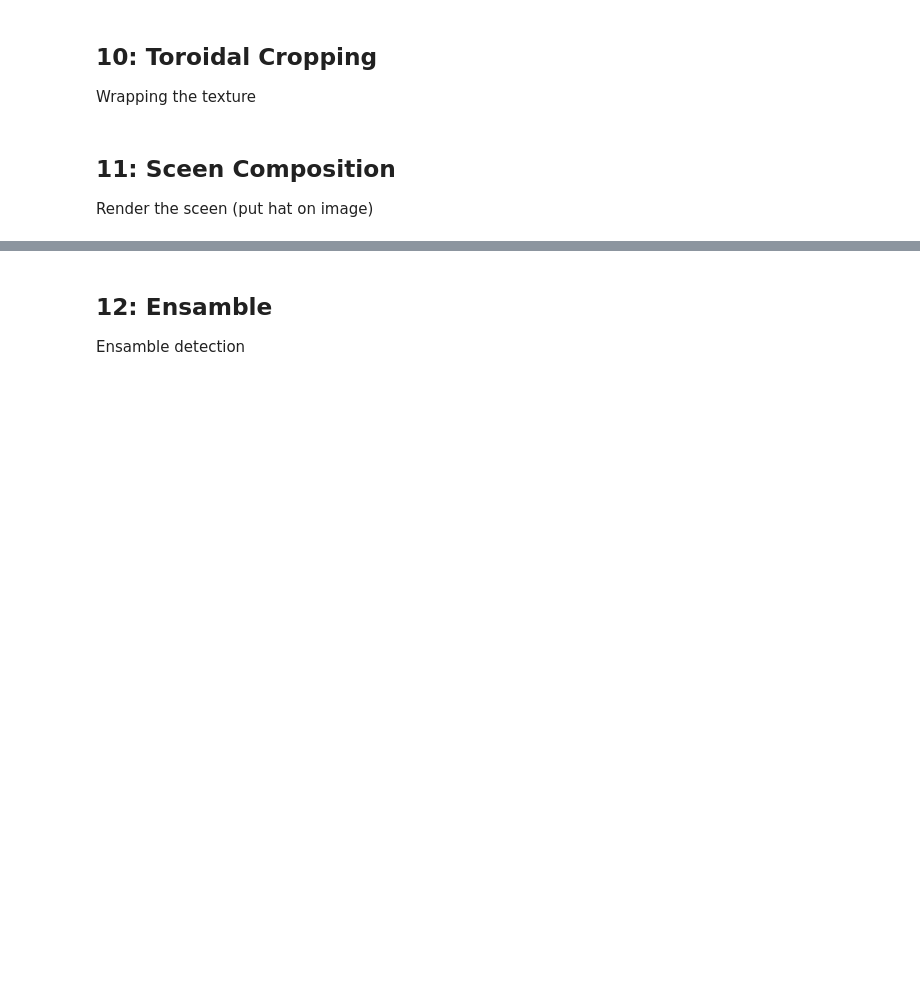
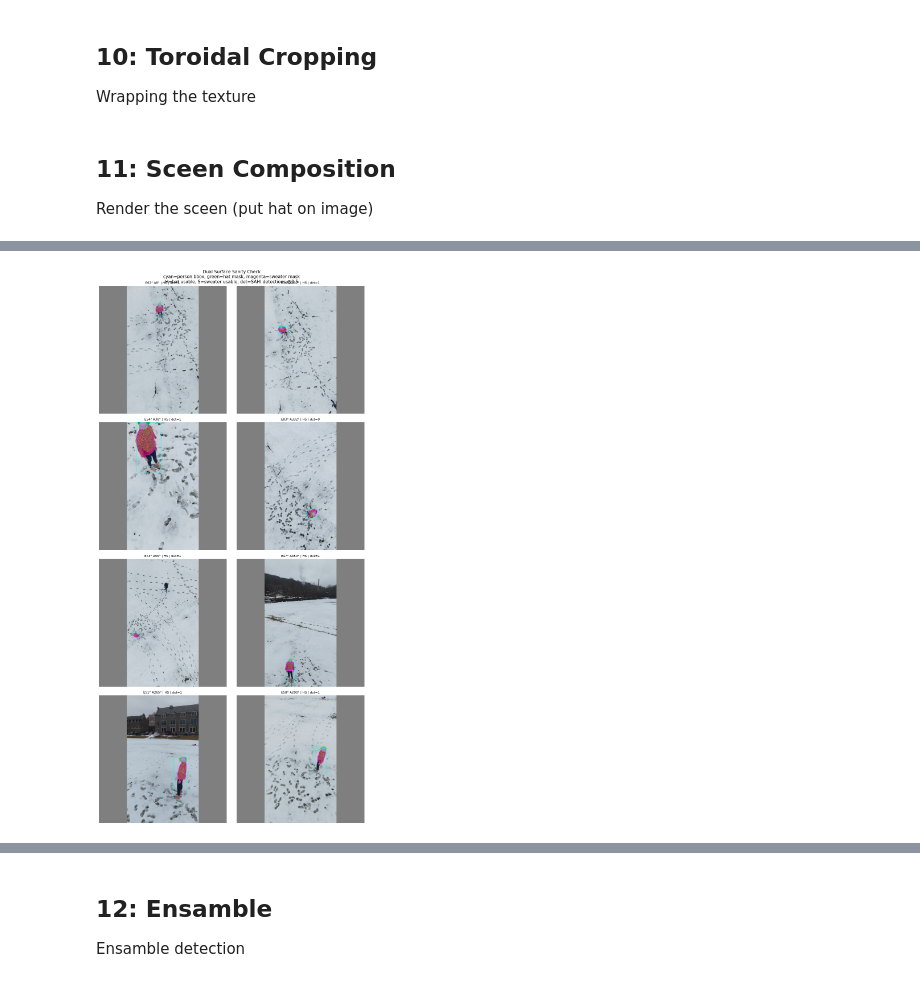
Before and after one commit to ramananj34/CloakHats, a Jupyter notebook: CloakHatV4.ipynb, the cells around one changed output, grey strips where cells are left out. Cells and saved outputs as stored; diff of their text form; code cells hidden in the pictures; blank space fills up the shorter version.

```diff
--- a/CloakHatV4.ipynb
+++ b/CloakHatV4.ipynb
@@ -1585,9 +1599,7 @@ def random_translate_composite(composite, person_bboxes, max_shift_ratio=0.4):
     new_bboxes[:, 3] += dy
     return shifted, new_bboxes
 # %%
-# ══════════════════════════════════════════════════════════════
-# PIPELINE SANITY CHECK — dual surface compositing on real frames
-# ══════════════════════════════════════════════════════════════
+#Sanity Check: dual surface compositing on real frames
 from sahi import AutoDetectionModel
 from sahi.predict import get_sliced_prediction
 
@@ -1642,13 +1654,13 @@ with torch.no_grad():
             gimbal_yaw=torch.tensor([gimbal_yaw_val], device=device),
             gimbal_pitch=torch.tensor([gimbal_pitch_val], device=device))
 
-        # Dual composite
+        #Dual composite
         composite = composite_dual_on_scene(
             scene, hat_mask, sweater_mask,
             rh, ah, rs, as_,
             [hat_ok], [sw_ok])
 
-        # SAHI detection
+        #SAHI detection
         comp_np = (composite[0].permute(1, 2, 0).cpu().numpy() * 255).astype(np.uint8)
         comp_bgr = cv2.cvtColor(comp_np, cv2.COLOR_RGB2BGR)
         tmp_path = f"{CONFIG['output_dir']}/tmp_sanity.png"
@@ -1663,34 +1675,31 @@ with torch.no_grad():
         )
         n_det = sum(1 for p in sahi_result.object_prediction_list if p.category.id == 0)
 
-        # Display
+        #Display
         axes[i].imshow(composite[0].permute(1, 2, 0).cpu())
 
-        # Person bbox in cyan
+        #Person bbox in cyan
         bbox = sample['person_bbox']
-        rect = plt.Rectangle((bbox[0], bbox[1]), bbox[2]-bbox[0], bbox[3]-bbox[1],
-                              linewidth=1, edgecolor='cyan', facecolor='none', linestyle='--')
+        rect = plt.Rectangle((bbox[0], bbox[1]), bbox[2]-bbox[0], bbox[3]-bbox[1], linewidth=1, edgecolor='cyan', facecolor='none', linestyle='--')
         axes[i].add_patch(rect)
 
-        # Hat mask outline in green
+        #Hat mask outline in green
         hat_np = hat_mask[0, 0].cpu().numpy()
-        contours, _ = cv2.findContours((hat_np > 0.5).astype(np.uint8),
-                                        cv2.RETR_EXTERNAL, cv2.CHAIN_APPROX_SIMPLE)
+        contours, _ = cv2.findContours((hat_np > 0.5).astype(np.uint8), cv2.RETR_EXTERNAL, cv2.CHAIN_APPROX_SIMPLE)
         for c in contours:
             c = c.squeeze()
             if c.ndim == 2 and len(c) > 2:
                 axes[i].plot(c[:, 0], c[:, 1], 'lime', linewidth=1)
 
-        # Sweater mask outline in magenta
+        #Sweater mask outline in magenta
         sw_np = sweater_mask[0, 0].cpu().numpy()
-        contours_sw, _ = cv2.findContours((sw_np > 0.5).astype(np.uint8),
-                                           cv2.RETR_EXTERNAL, cv2.CHAIN_APPROX_SIMPLE)
+        contours_sw, _ = cv2.findContours((sw_np > 0.5).astype(np.uint8), cv2.RETR_EXTERNAL, cv2.CHAIN_APPROX_SIMPLE)
         for c in contours_sw:
             c = c.squeeze()
             if c.ndim == 2 and len(c) > 2:
                 axes[i].plot(c[:, 0], c[:, 1], 'magenta', linewidth=1)
 
-        # Labels
+        #Labels
         usable_str = f"{'H' if hat_ok else '-'}{'S' if sw_ok else '-'}"
         axes[i].set_title(f'E{elev:.0f}° A{azim:.0f}° | {usable_str} | det={n_det}', fontsize=8)
         axes[i].axis('off')
@@ -1710,3 +1719,4 @@ logger.info("CHECK: rendered texture should appear INSIDE green (hat) and magent
 logger.info("CHECK: sweater texture should be behind hat where they overlap")
 logger.info("CHECK: frames marked '-S' should have no sweater texture, '-H' no hat texture")
 logger.info("CHECK: every frame should show det >= 1 (untrained texture shouldn't fool detector)")
+# %% [output]
@@ -1712,0 +1724 @@ logger.info("CHECK: every frame should show det >= 1 (untrained texture shouldn'
+[figure, added]
```
Also changed, not shown: parts of 13 cells of this notebook.
